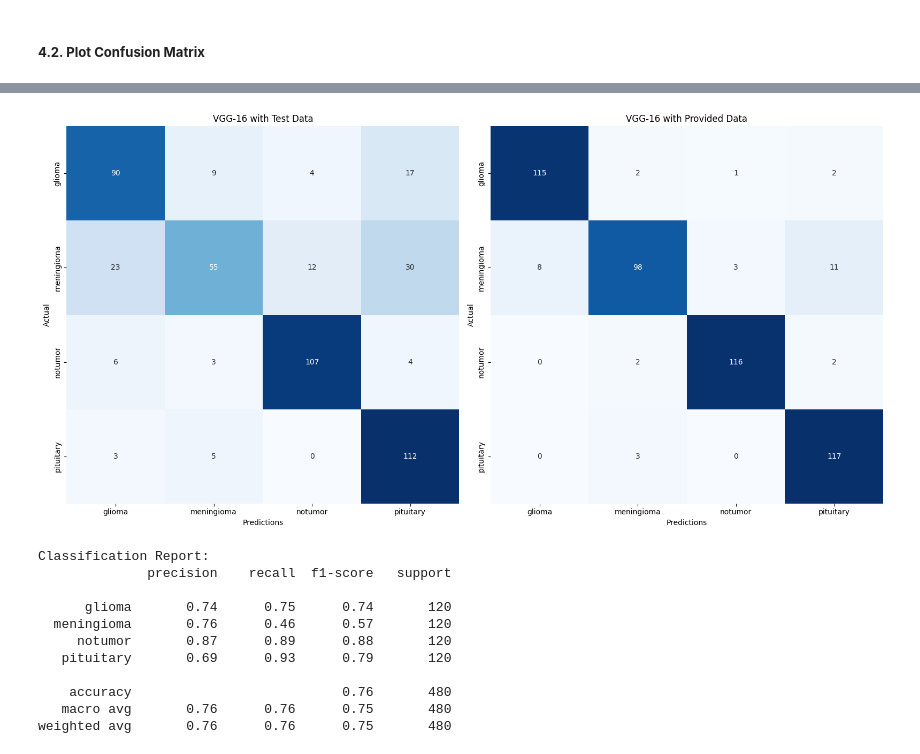
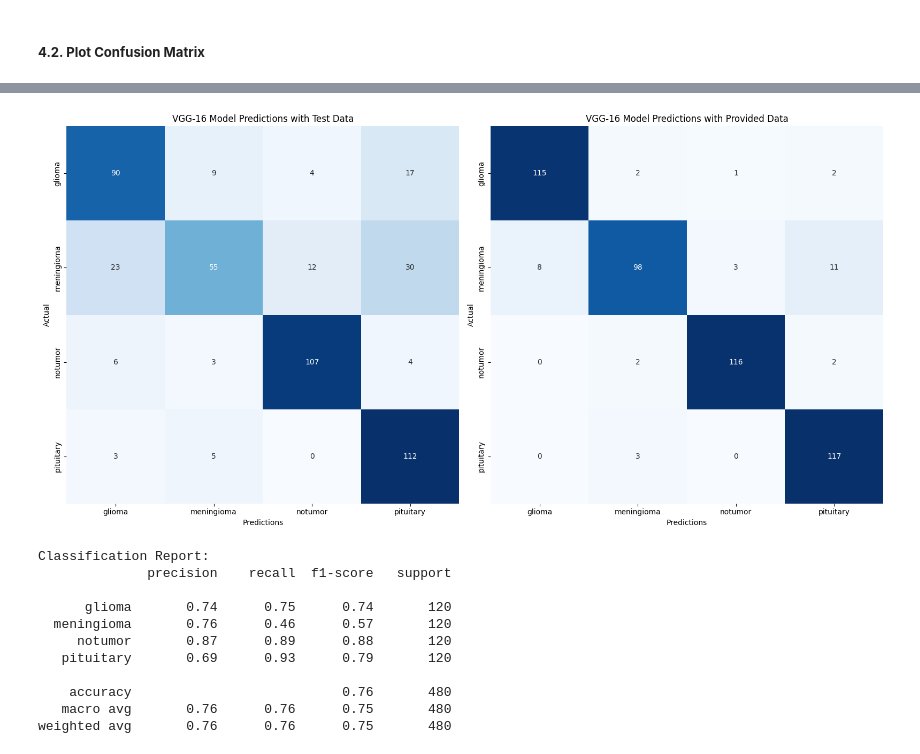
Before and after one commit to JustinLim19/csc3107-group26-p3-ml-brain-mri-classification, a Jupyter notebook: research/Frederick/vgg16.ipynb, the cells around one changed output, grey strips where cells are left out. Drawn from its saved outputs; the diff is of its cells as text; code cells hidden in the pictures.

```diff
--- a/research/Frederick/vgg16.ipynb
+++ b/research/Frederick/vgg16.ipynb
@@ -354,36 +353,36 @@ predicted_labels = np.argmax(saved_predictions, axis=1)
 predicted_labels2 = np.argmax(saved_predictions2, axis=1)
 
 # Define a function to plot confusion matrix
 def plot_confusion_matrix(ax, true_labels, predicted_labels, title, labels=None):
     # Compute confusion matrix
     conf_matrix = confusion_matrix(true_labels, predicted_labels)
 
     # Display confusion matrix as a heatmap
     sns.heatmap(conf_matrix, annot=True, fmt='d', cmap='Blues', cbar=False, ax=ax)
     # Set labels for x and y axis
     if labels is not None:
         ax.set_xticklabels(labels)
         ax.set_yticklabels(labels)
     ax.set_xlabel('Predictions')
     ax.set_ylabel('Actual')
     ax.set_title(title)
 
 # Create subplots
 fig, axs = plt.subplots(1, 2, figsize=(16, 8))
 
 # Plot confusion matrix for Random Forest (Stratified)
-plot_confusion_matrix(axs[0], true_labels, predicted_labels, 'VGG-16 with Test Data', labels=test_generator.class_indices)
+plot_confusion_matrix(axs[0], true_labels, predicted_labels, 'VGG-16 Model Predictions with Test Data', labels=test_generator.class_indices)
 
-plot_confusion_matrix(axs[1], true_labels, predicted_labels2, 'VGG-16 with Provided Data', labels=test_generator2.class_indices)
+plot_confusion_matrix(axs[1], true_labels, predicted_labels2, 'VGG-16 Model Predictions with Provided Data', labels=test_generator2.class_indices)
 
 
 plt.tight_layout()
 plt.show()
 
 print('\nClassification Report:')
 print(classification_report(true_labels, predicted_labels, target_names=test_generator.class_indices.keys()))
 # %% [output]
-[figure, old version]
+[figure, new version]
 Classification Report:
               precision    recall  f1-score   support
 
```
Also changed, not shown: parts of 8 cells of this notebook, 2 other files.
